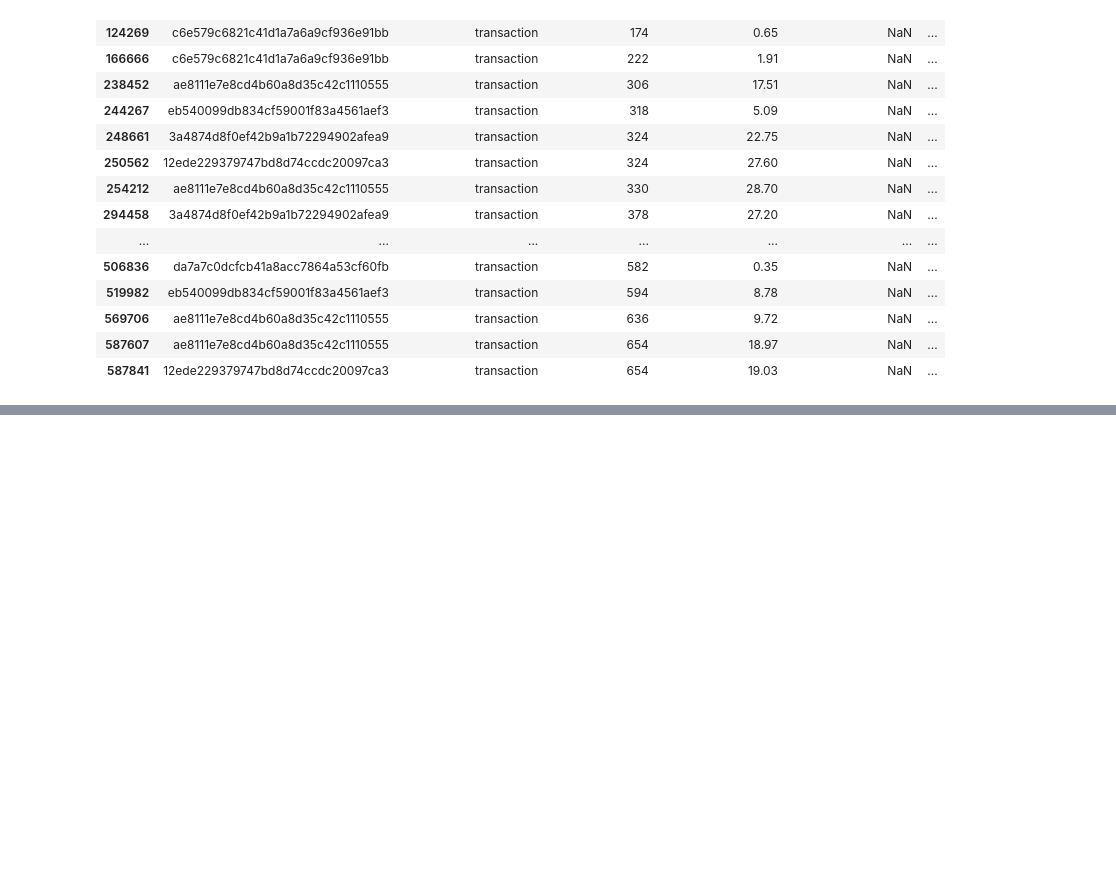
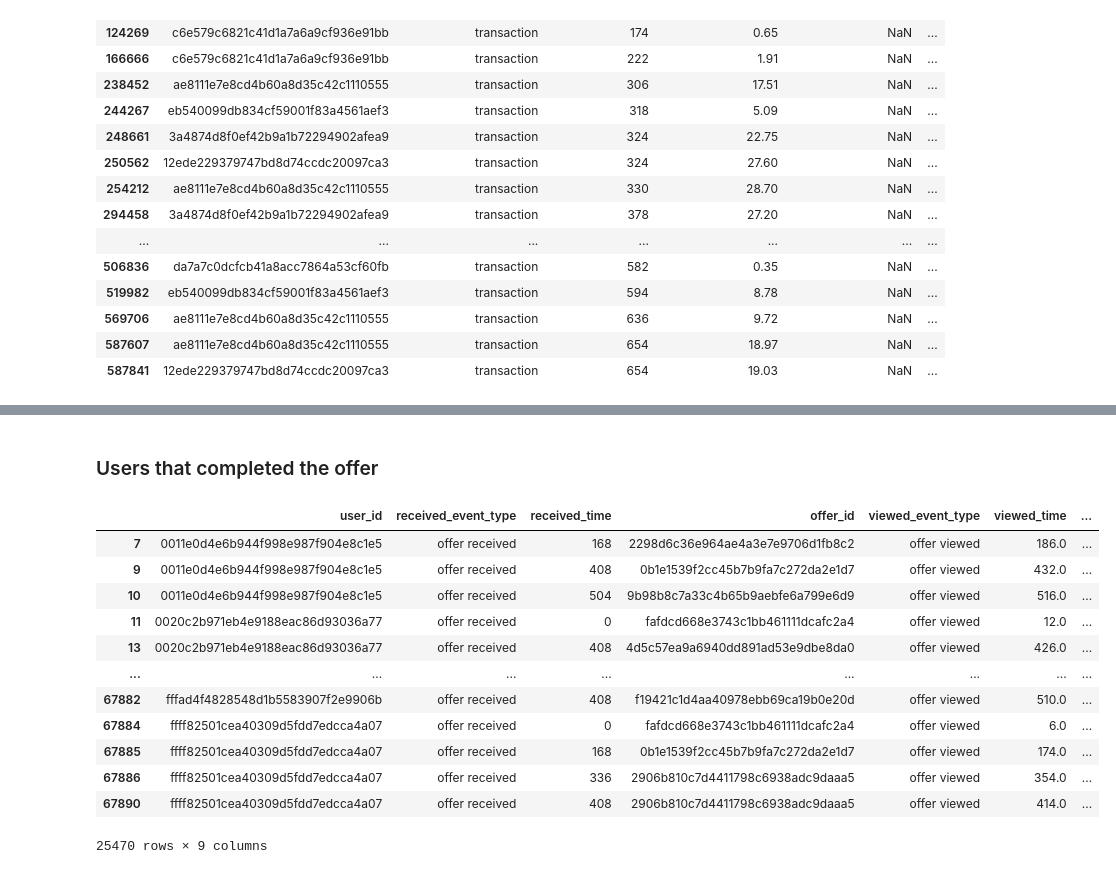
Before and after one commit to meeby280/UdacityDataScienceProject4, a Jupyter notebook: eda_user_journey_redone.ipynb, the cells around one changed output, grey strips where cells are left out. Saved outputs shown, nothing was run; the diff lists cells and outputs as text; code cells hidden in the pictures; blank space fills up the shorter version.

```diff
--- a/eda_user_journey_redone.ipynb
+++ b/eda_user_journey_redone.ipynb
@@ -86,0 +126,28 @@ transactions_no_promos
+# %% [markdown]
+<a id='rvc'></a>
+### Users that completed the offer
+# %%
+offer_received_viewed_completed = pd.merge( offer_received_viewed, offer_completed, on=['user_id', 'offer_id'], how='left' )
+offer_received_viewed_completed = offer_received_viewed_completed[ ~offer_received_viewed_completed['completed_time'].isna() ]
+# Removing duplicates caused by completing the same offer before receiving it another time
+offer_received_viewed_completed = offer_received_viewed_completed[ offer_received_viewed_completed['completed_time'] >= offer_received_viewed_completed['received_time'] ]
+# Removing duplicates caused by completing the same offer after viewing it another time
+offer_received_viewed_completed = offer_received_viewed_completed[ offer_received_viewed_completed['completed_time'] >= offer_received_viewed_completed['viewed_time'] ]
+# Removing duplicates caused by viewing the same offer after receiving it another time
+offer_received_viewed_completed = offer_received_viewed_completed.sort_values(['user_id', 'received_time', 'viewed_time', 'completed_time']).drop_duplicates(subset=['offer_id', 'user_id', 'received_time', 'viewed_time'], keep='first')
+
+offer_received_viewed_completed
+# %% [output]
+|  | user_id | received_event_type | received_time | offer_id | viewed_event_type | viewed_time | ... |
+| 7 | 0011e0d4e6b944f998e987f904e8c1e5 | offer received | 168 | 2298d6c36e964ae4a3e7e9706d1fb8c2 | offer viewed | 186.0 | ... |
+| 9 | 0011e0d4e6b944f998e987f904e8c1e5 | offer received | 408 | 0b1e1539f2cc45b7b9fa7c272da2e1d7 | offer viewed | 432.0 | ... |
+| 10 | 0011e0d4e6b944f998e987f904e8c1e5 | offer received | 504 | 9b98b8c7a33c4b65b9aebfe6a799e6d9 | offer viewed | 516.0 | ... |
+| 11 | 0020c2b971eb4e9188eac86d93036a77 | offer received | 0 | fafdcd668e3743c1bb461111dcafc2a4 | offer viewed | 12.0 | ... |
+| 13 | 0020c2b971eb4e9188eac86d93036a77 | offer received | 408 | 4d5c57ea9a6940dd891ad53e9dbe8da0 | offer viewed | 426.0 | ... |
+| ... | ... | ... | ... | ... | ... | ... | ... |
+| 67882 | fffad4f4828548d1b5583907f2e9906b | offer received | 408 | f19421c1d4aa40978ebb69ca19b0e20d | offer viewed | 510.0 | ... |
+| 67884 | ffff82501cea40309d5fdd7edcca4a07 | offer received | 0 | fafdcd668e3743c1bb461111dcafc2a4 | offer viewed | 6.0 | ... |
+| 67885 | ffff82501cea40309d5fdd7edcca4a07 | offer received | 168 | 0b1e1539f2cc45b7b9fa7c272da2e1d7 | offer viewed | 174.0 | ... |
+| 67886 | ffff82501cea40309d5fdd7edcca4a07 | offer received | 336 | 2906b810c7d4411798c6938adc9daaa5 | offer viewed | 354.0 | ... |
+| 67890 | ffff82501cea40309d5fdd7edcca4a07 | offer received | 408 | 2906b810c7d4411798c6938adc9daaa5 | offer viewed | 414.0 | ... |
+25470 rows × 9 columns
```
Also changed, not shown: parts of 31 cells of this notebook, 3 other files.
